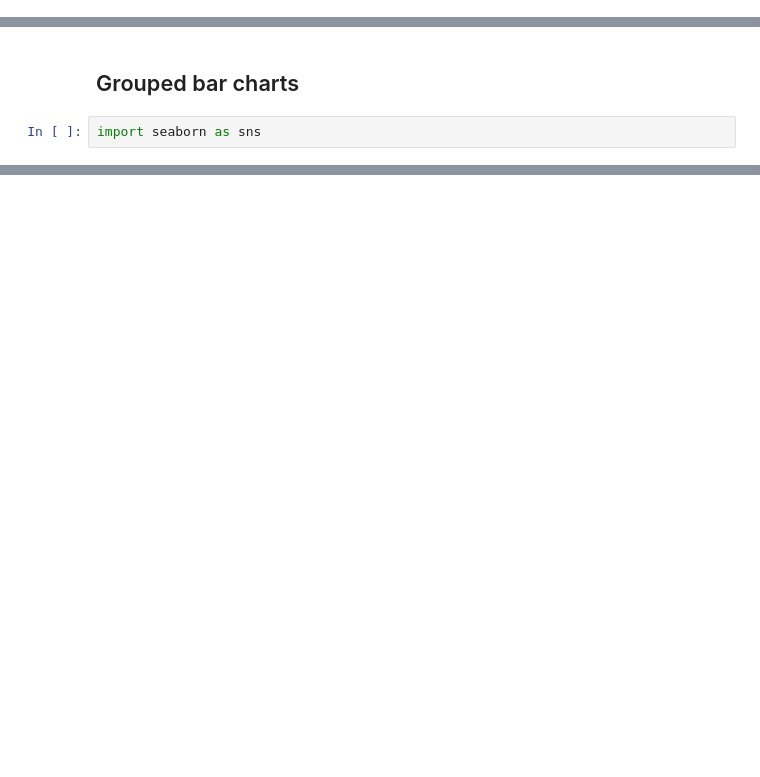
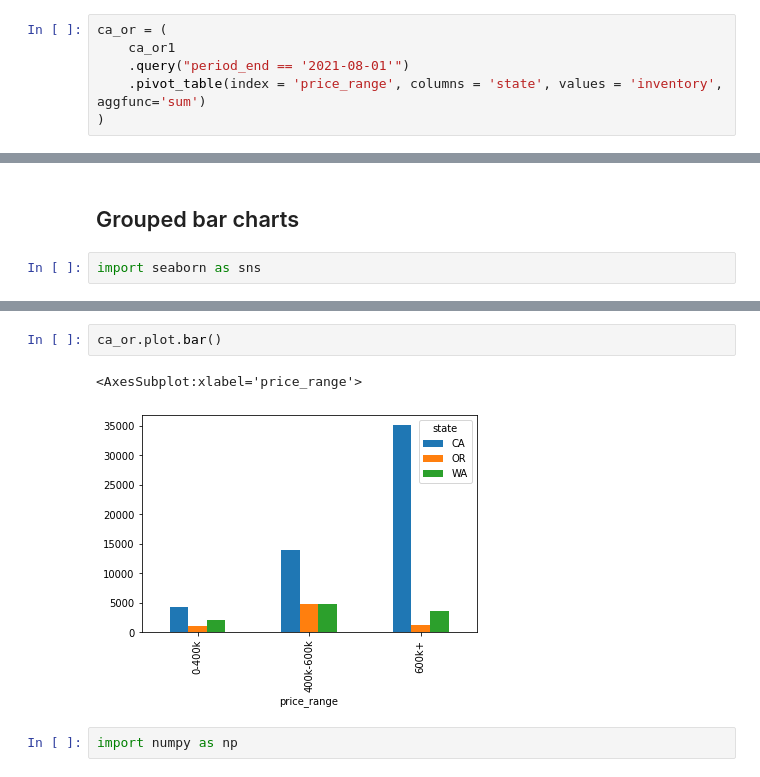
Before and after one commit to naruhikohama/dataviz-python, a Jupyter notebook: bar_charts_demo.ipynb, the cells around one changed output, grey strips where cells are left out. Cells and saved outputs as stored; diff of their text form; blank space fills up the shorter version.

```diff
--- a/bar_charts_demo.ipynb
+++ b/bar_charts_demo.ipynb
@@ -119,4 +117,10 @@ ca_or = (
 )
+# %%
+ca_or = (
+    ca_or1
+    .query("period_end == '2021-08-01'")
+    .pivot_table(index = 'price_range', columns = 'state', values = 'inventory', aggfunc='sum')
+)
 # %%
 fig, ax = plt.subplots()
 
@@ -154,0 +171,7 @@ import seaborn as sns
+# %%
+ca_or.plot.bar()
+# %% [output]
+<AxesSubplot:xlabel='price_range'>
+[figure, added]
+# %%
+import numpy as np
```
Also changed, not shown: parts of 5 cells of this notebook.
